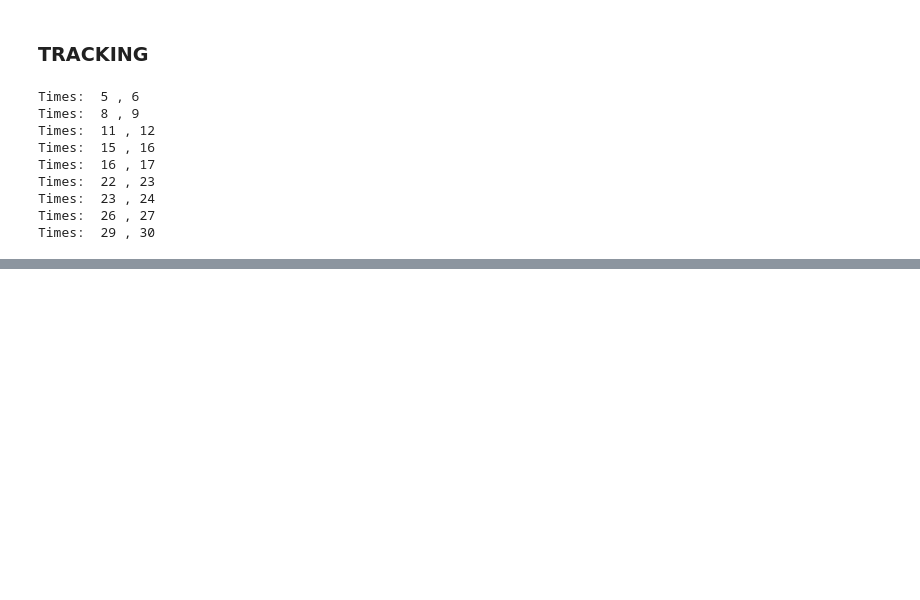
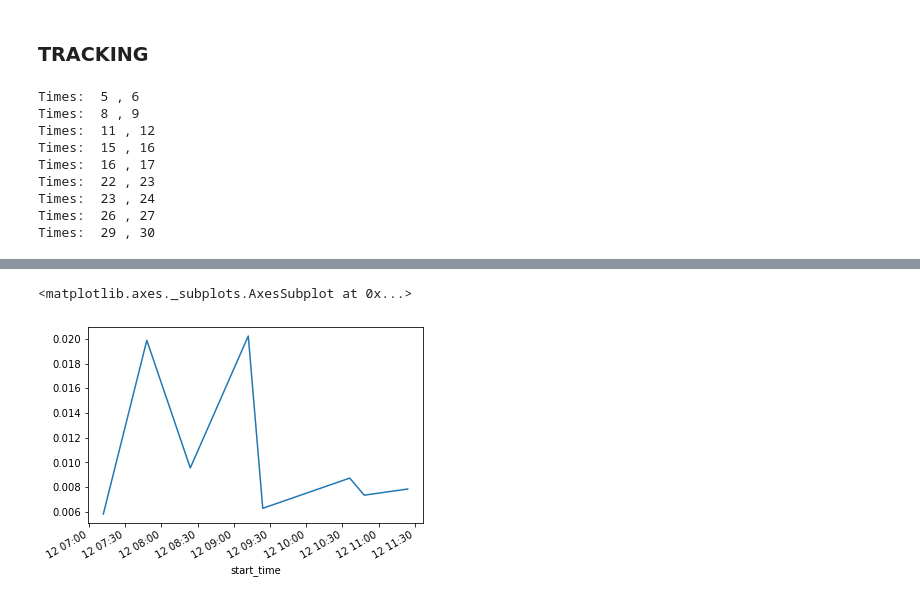
Before and after one commit to helvecioneto/CAP-359, a Jupyter notebook: 01-EDA.ipynb, the cells around one changed output, grey strips where cells are left out. Drawn from its saved outputs; the diff is of its cells as text; code cells hidden in the pictures; blank space fills up the shorter version.

```diff
--- a/01-EDA.ipynb
+++ b/01-EDA.ipynb
@@ -633,0 +645,8 @@ plt.show()
+# %%
+Mmean = track.resample('min').mean()
+# %%
+Mmean = Mmean.dropna()
+Mmean.int_area.plot()
+# %% [output]
+<matplotlib.axes._subplots.AxesSubplot at 0x...>
+[figure, added]
```
Also changed, not shown: parts of 19 cells of this notebook.
